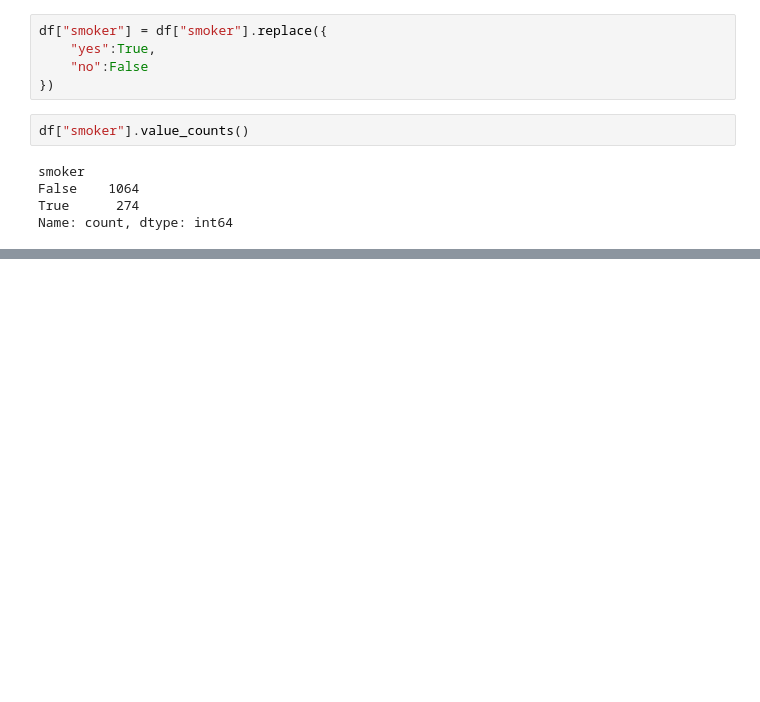
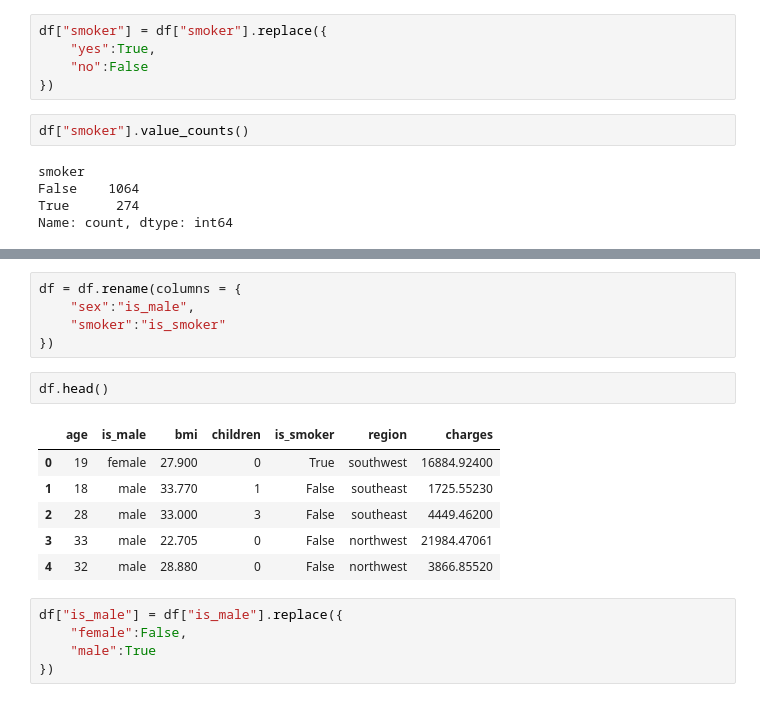
Before and after one commit to Ragim-Xtha/Core-Data-Science, a Jupyter notebook: basic-data-analysis/analysis7/insurance_analysis.ipynb, the cells around one changed output, grey strips where cells are left out. Drawn from its saved outputs; the diff is of its cells as text; blank space fills up the shorter version.

Commit message:
rename columns and change gender data

```diff
--- a/basic-data-analysis/analysis7/insurance_analysis.ipynb
+++ b/basic-data-analysis/analysis7/insurance_analysis.ipynb
@@ -148,0 +158,19 @@ Name: count, dtype: int64
+# %%
+df = df.rename(columns = {
+    "sex":"is_male",
+    "smoker":"is_smoker"
+})
+# %%
+df.head()
+# %% [output]
+|  | age | is_male | bmi | children | is_smoker | region | charges |
+| 0 | 19 | female | 27.900 | 0 | True | southwest | 16884.92400 |
+| 1 | 18 | male | 33.770 | 1 | False | southeast | 1725.55230 |
+| 2 | 28 | male | 33.000 | 3 | False | southeast | 4449.46200 |
+| 3 | 33 | male | 22.705 | 0 | False | northwest | 21984.47061 |
+| 4 | 32 | male | 28.880 | 0 | False | northwest | 3866.85520 |
+# %%
+df["is_male"] = df["is_male"].replace({
+    "female":False,
+    "male":True
+})
```
Also changed, not shown: parts of 2 cells of this notebook.
